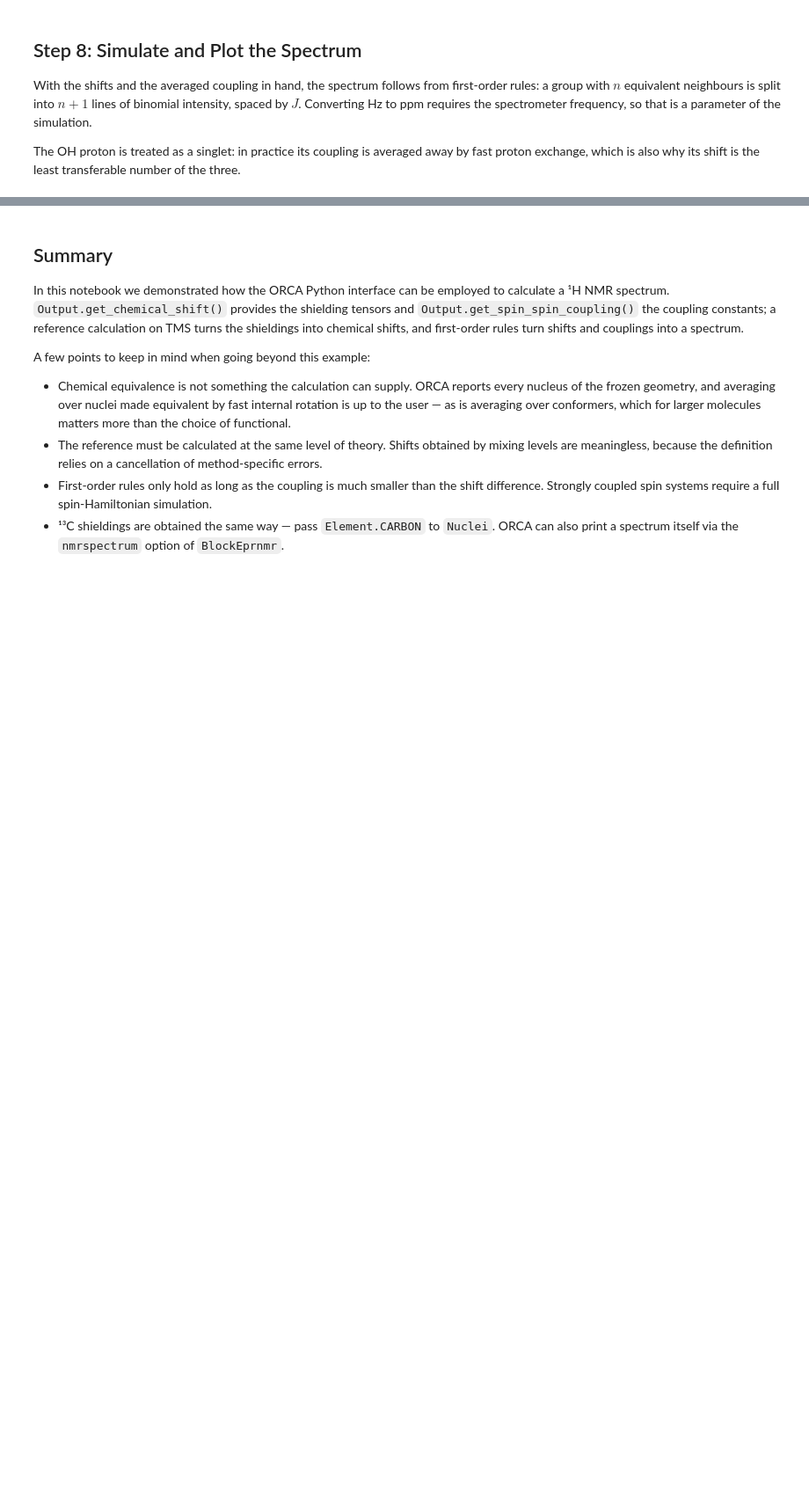
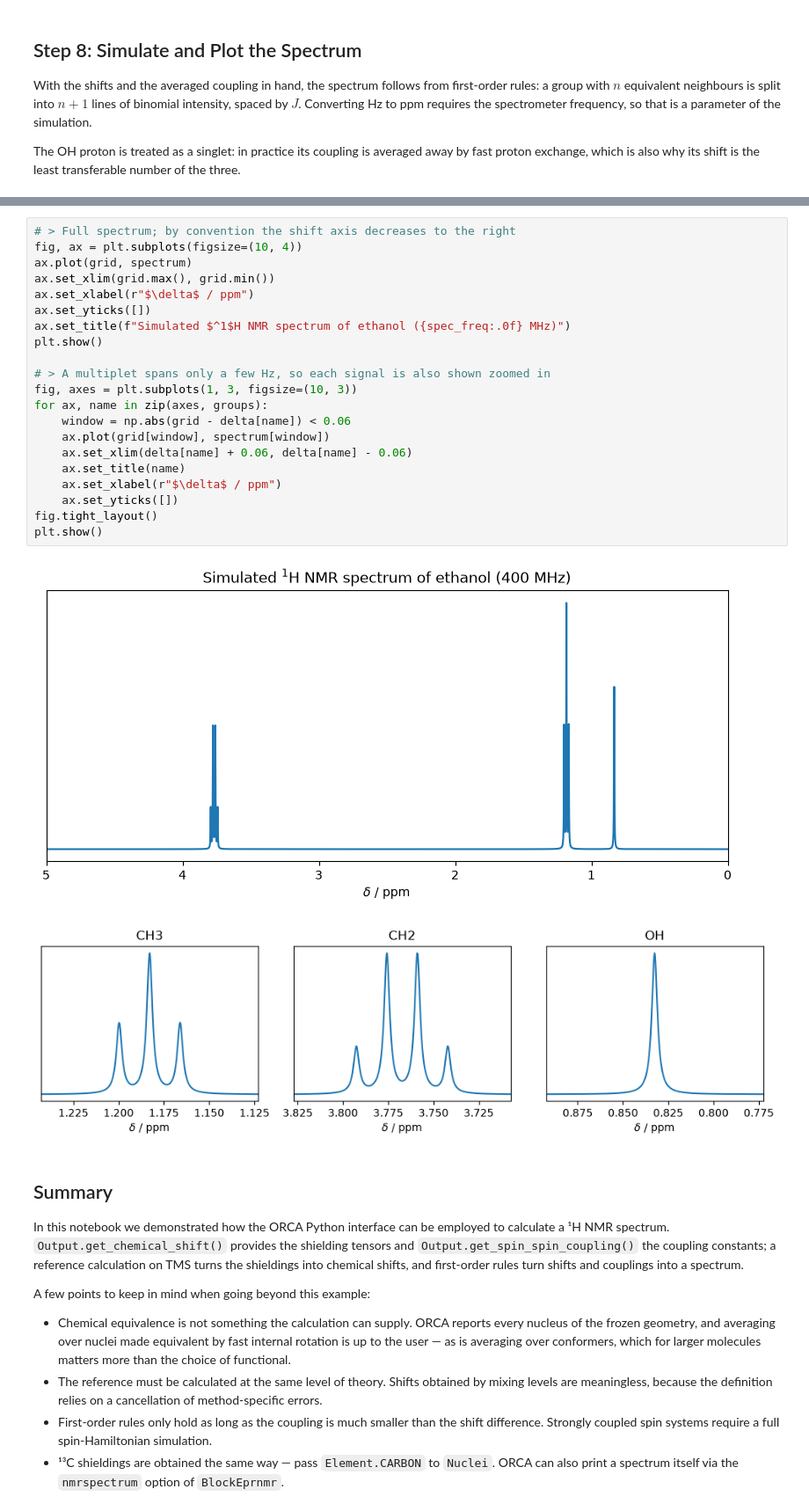
Before and after one commit to faccts/opi, a Jupyter notebook: docs/contents/notebooks/nmr_spectrum.ipynb, the cells around one changed output, grey strips where cells are left out. Shown at 88% size. Saved outputs shown, nothing was run; the diff lists cells and outputs as text; blank space fills up the shorter version.

Commit message:
docs: simplify plotting and note single conformer in nmr notebook

```diff
--- a/docs/contents/notebooks/nmr_spectrum.ipynb
+++ b/docs/contents/notebooks/nmr_spectrum.ipynb
@@ -392,3 +365,27 @@ plt.show()
+# %%
+# > Full spectrum; by convention the shift axis decreases to the right
+fig, ax = plt.subplots(figsize=(10, 4))
+ax.plot(grid, spectrum)
+ax.set_xlim(grid.max(), grid.min())
+ax.set_xlabel(r"$\delta$ / ppm")
+ax.set_yticks([])
+ax.set_title(f"Simulated $^1$H NMR spectrum of ethanol ({spec_freq:.0f} MHz)")
+plt.show()
+
+# > A multiplet spans only a few Hz, so each signal is also shown zoomed in
+fig, axes = plt.subplots(1, 3, figsize=(10, 3))
+for ax, name in zip(axes, groups):
+    window = np.abs(grid - delta[name]) < 0.06
+    ax.plot(grid[window], spectrum[window])
+    ax.set_xlim(delta[name] + 0.06, delta[name] - 0.06)
+    ax.set_title(name)
+    ax.set_xlabel(r"$\delta$ / ppm")
+    ax.set_yticks([])
+fig.tight_layout()
+plt.show()
+# %% [output]
+[figure, added]
+[figure, added]
 # %% [markdown]
 ## Summary
 
```
Also changed, not shown: parts of 3 cells of this notebook.
